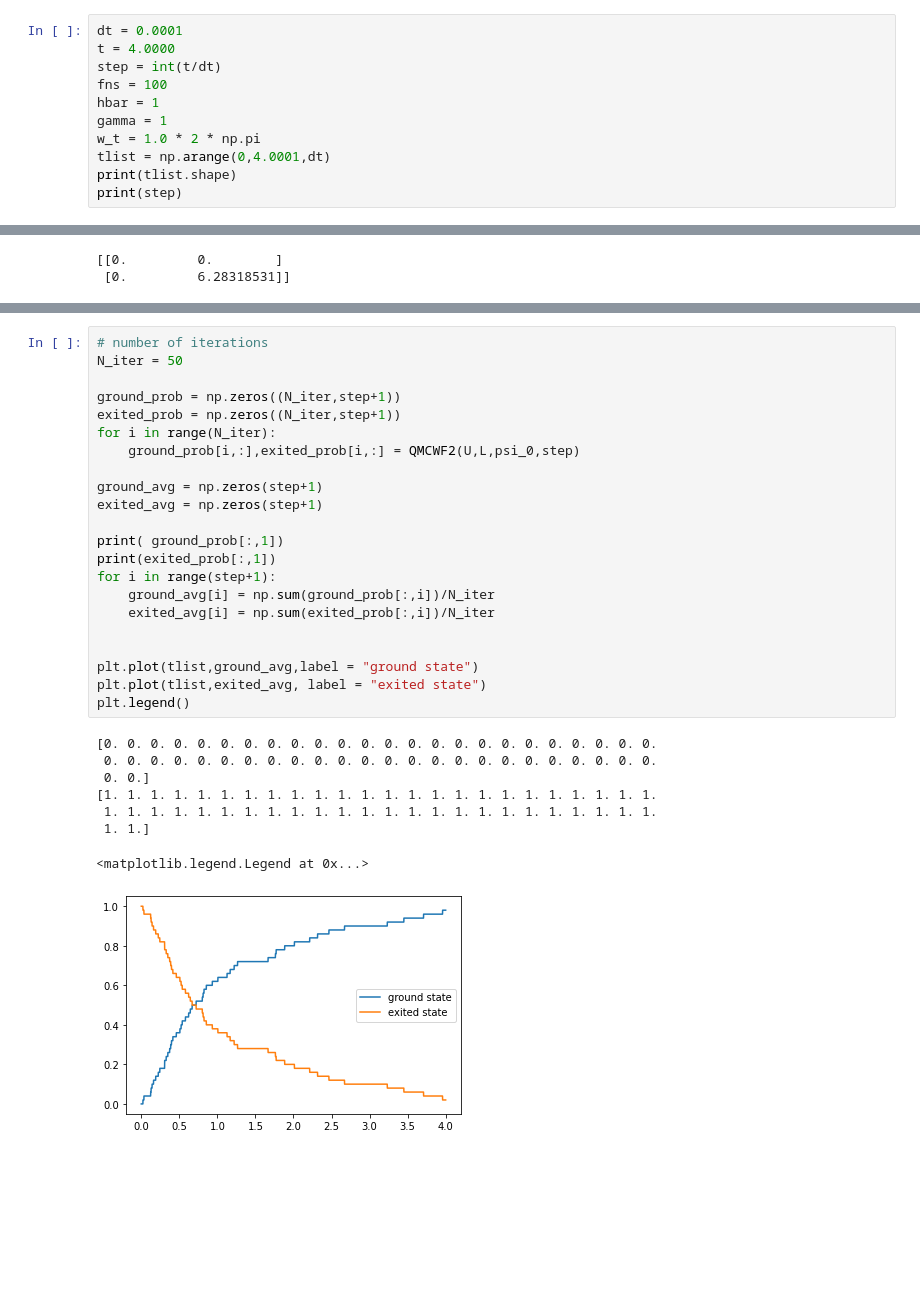
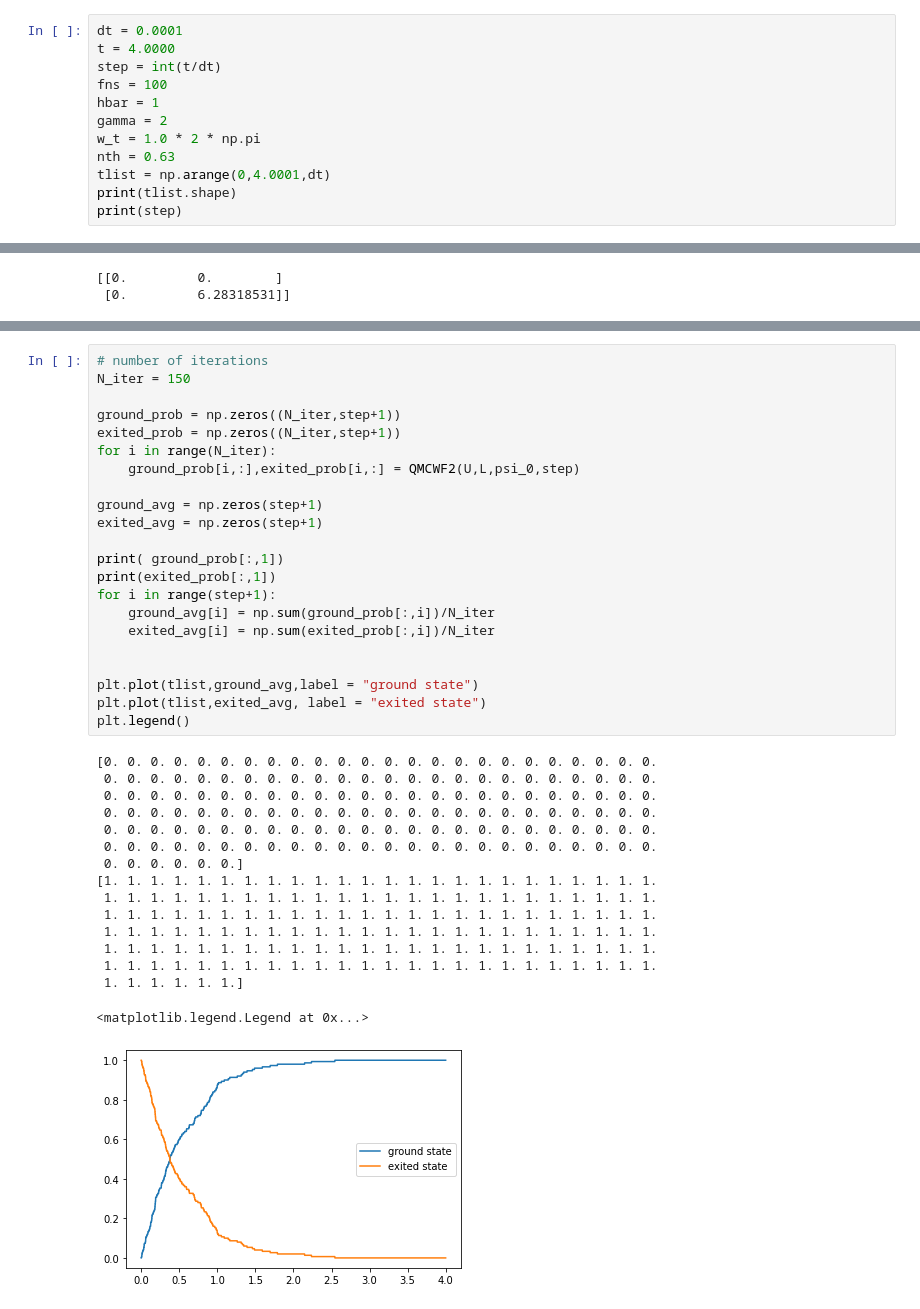
Before and after one commit to ubsuny/superconducting-qubit-raspi2, a Jupyter notebook: quantum_Monte_carlo_wavefunction.ipynb, the cells around one changed output, grey strips where cells are left out. Drawn from its saved outputs; the diff is of its cells as text; blank space fills up the shorter version.

```diff
--- a/quantum_Monte_carlo_wavefunction.ipynb
+++ b/quantum_Monte_carlo_wavefunction.ipynb
@@ -9,8 +10,9 @@ t = 4.0000
 step = int(t/dt)
 fns = 100
 hbar = 1
-gamma = 1
+gamma = 2
 w_t = 1.0 * 2 * np.pi
+nth = 0.63
 tlist = np.arange(0,4.0001,dt)
 print(tlist.shape)
 print(step)
@@ -147,32 +166,40 @@ plt.legend()
 [figure]
 # %%
 # number of iterations
-N_iter = 50
+N_iter = 150
 
 ground_prob = np.zeros((N_iter,step+1))
 exited_prob = np.zeros((N_iter,step+1))
 for i in range(N_iter):
     ground_prob[i,:],exited_prob[i,:] = QMCWF2(U,L,psi_0,step)
 
 ground_avg = np.zeros(step+1)
 exited_avg = np.zeros(step+1)
 
 print( ground_prob[:,1])
 print(exited_prob[:,1])
 for i in range(step+1):
     ground_avg[i] = np.sum(ground_prob[:,i])/N_iter
     exited_avg[i] = np.sum(exited_prob[:,i])/N_iter
 
 
 plt.plot(tlist,ground_avg,label = "ground state")
 plt.plot(tlist,exited_avg, label = "exited state")
 plt.legend()
 # %% [output]
 [0. 0. 0. 0. 0. 0. 0. 0. 0. 0. 0. 0. 0. 0. 0. 0. 0. 0. 0. 0. 0. 0. 0. 0.
  0. 0. 0. 0. 0. 0. 0. 0. 0. 0. 0. 0. 0. 0. 0. 0. 0. 0. 0. 0. 0. 0. 0. 0.
- 0. 0.]
+ 0. 0. 0. 0. 0. 0. 0. 0. 0. 0. 0. 0. 0. 0. 0. 0. 0. 0. 0. 0. 0. 0. 0. 0.
+ 0. 0. 0. 0. 0. 0. 0. 0. 0. 0. 0. 0. 0. 0. 0. 0. 0. 0. 0. 0. 0. 0. 0. 0.
+ 0. 0. 0. 0. 0. 0. 0. 0. 0. 0. 0. 0. 0. 0. 0. 0. 0. 0. 0. 0. 0. 0. 0. 0.
+ 0. 0. 0. 0. 0. 0. 0. 0. 0. 0. 0. 0. 0. 0. 0. 0. 0. 0. 0. 0. 0. 0. 0. 0.
+ 0. 0. 0. 0. 0. 0.]
 [1. 1. 1. 1. 1. 1. 1. 1. 1. 1. 1. 1. 1. 1. 1. 1. 1. 1. 1. 1. 1. 1. 1. 1.
  1. 1. 1. 1. 1. 1. 1. 1. 1. 1. 1. 1. 1. 1. 1. 1. 1. 1. 1. 1. 1. 1. 1. 1.
- 1. 1.]
+ 1. 1. 1. 1. 1. 1. 1. 1. 1. 1. 1. 1. 1. 1. 1. 1. 1. 1. 1. 1. 1. 1. 1. 1.
+ 1. 1. 1. 1. 1. 1. 1. 1. 1. 1. 1. 1. 1. 1. 1. 1. 1. 1. 1. 1. 1. 1. 1. 1.
+ 1. 1. 1. 1. 1. 1. 1. 1. 1. 1. 1. 1. 1. 1. 1. 1. 1. 1. 1. 1. 1. 1. 1. 1.
+ 1. 1. 1. 1. 1. 1. 1. 1. 1. 1. 1. 1. 1. 1. 1. 1. 1. 1. 1. 1. 1. 1. 1. 1.
+ 1. 1. 1. 1. 1. 1.]
 <matplotlib.legend.Legend at 0x...>
-[figure, old version]
+[figure, new version]
```
Also changed, not shown: parts of 10 cells of this notebook, 1 other file.
